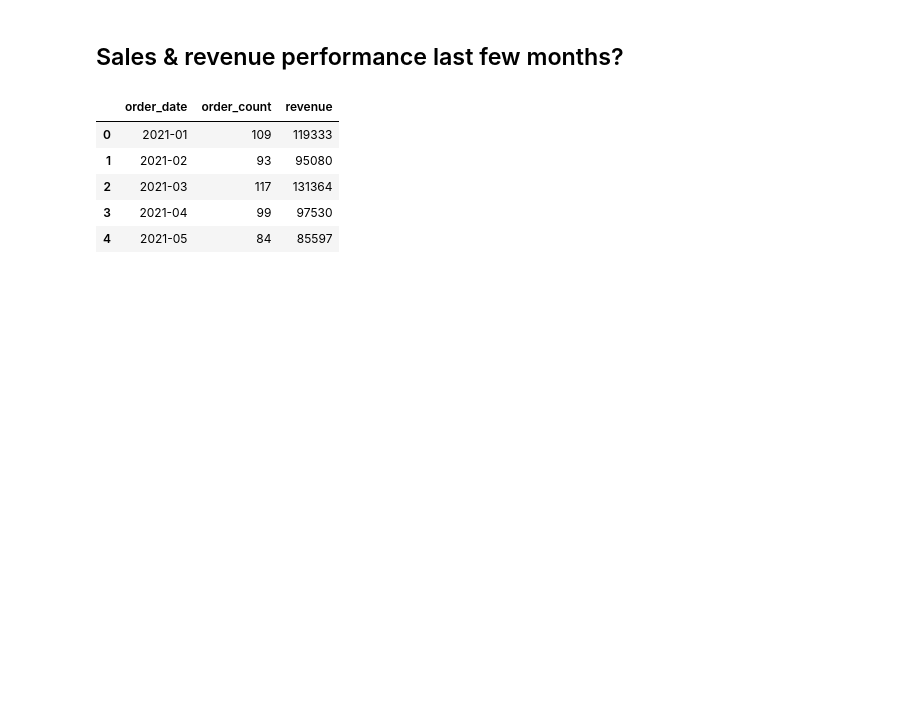
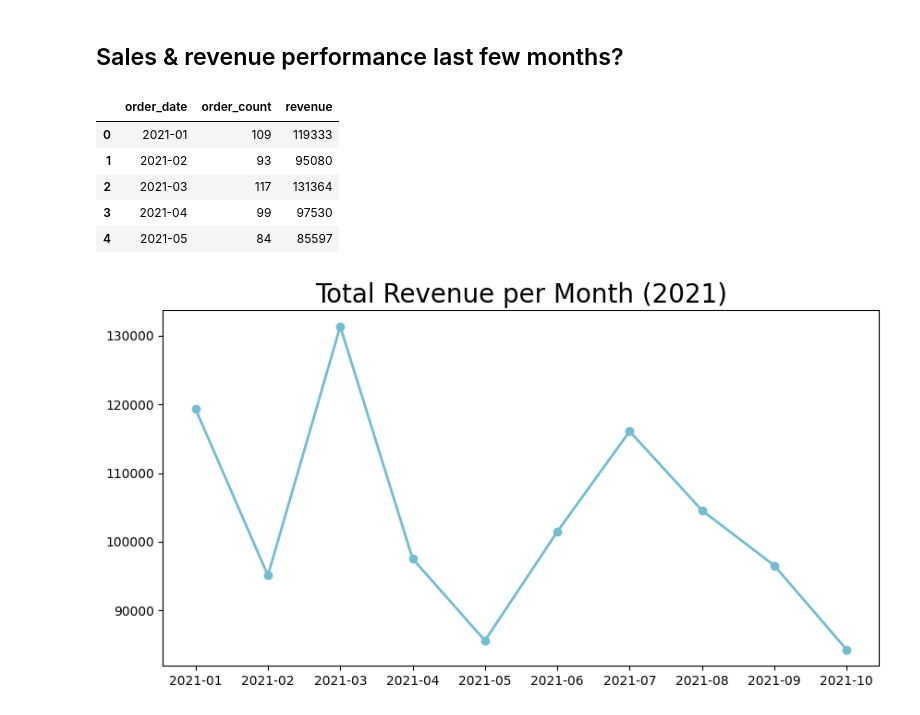
Before and after one commit to mdchrysan/shopping-analysis, a Jupyter notebook: shoppingcart_practice.ipynb, the cells around one changed output. Cells and saved outputs as stored; diff of their text form; code cells hidden in the pictures; blank space fills up the shorter version.

Commit message:
Add line chart to first question

```diff
--- a/shoppingcart_practice.ipynb
+++ b/shoppingcart_practice.ipynb
@@ -847,3 +847,27 @@ monthly_orders_df.head()
 | 2 | 2021-03 | 117 | 131364 |
 | 3 | 2021-04 | 99 | 97530 |
 | 4 | 2021-05 | 84 | 85597 |
+# %%
+monthly_orders_df = all_df.resample(rule='M', on='order_date').agg({
+    "order_id": "nunique",
+    "total_price": "sum"
+})
+# change order data format
+monthly_orders_df.index = monthly_orders_dfondex.strftime('%B')
+
+### ...
+# %%
+plt.figure(figsize=(10,5))
+plt.plot(
+    monthly_orders_df["order_date"],
+    monthly_orders_df["revenue"],
+    marker='o',
+    linewidth=2,
+    color='#72BCD4'
+)
+plt.title("Total Revenue per Month (2021)", loc="center", fontsize=20)
+plt.xticks(fontsize=10)
+plt.yticks(fontsize=10)
+plt.show()
+# %% [output]
+[figure, added]
```
Also changed, not shown: parts of 2 cells of this notebook.
